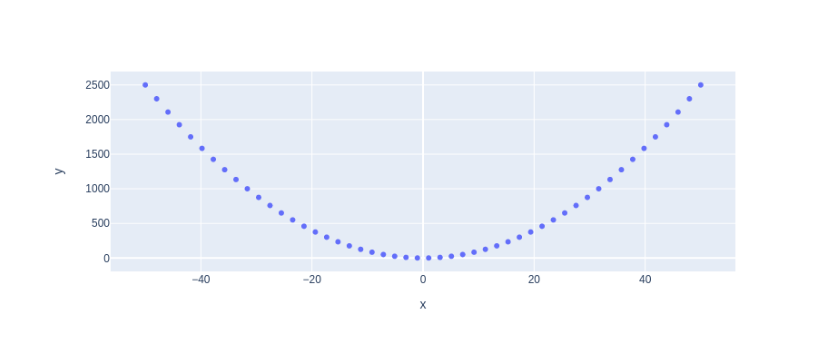
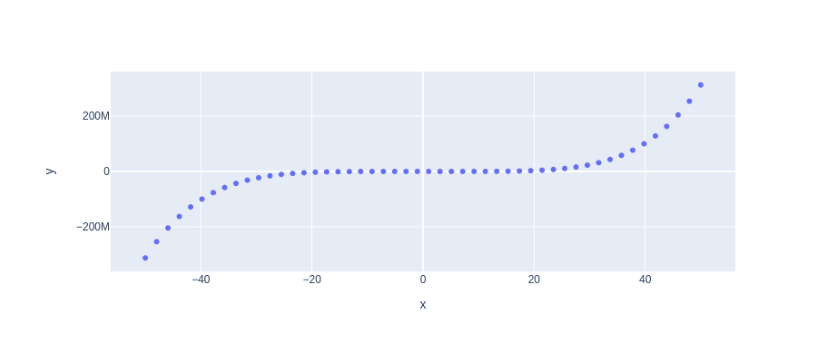
Before and after one commit to oladapooloyede/my-notebooks-repo, a Jupyter notebook: experiment1.ipynb, the cells around one changed output. Cells and saved outputs as stored; diff of their text form; code cells hidden in the pictures.

```diff
--- a/experiment1.ipynb
+++ b/experiment1.ipynb
@@ -5,7 +5,7 @@
  # x-axis data points
  x = np.linspace(start=-50, stop=50)
  # y-axis data points
- y = x ** 2
+ y = x ** 5
  # define the plot
  fig = px.scatter(x=x, y=y)
  fig.show()
@@ -14 +13 @@
-[figure, old version]
+[figure, new version]
```
Also changed, not shown: parts of 1 cell of this notebook.
